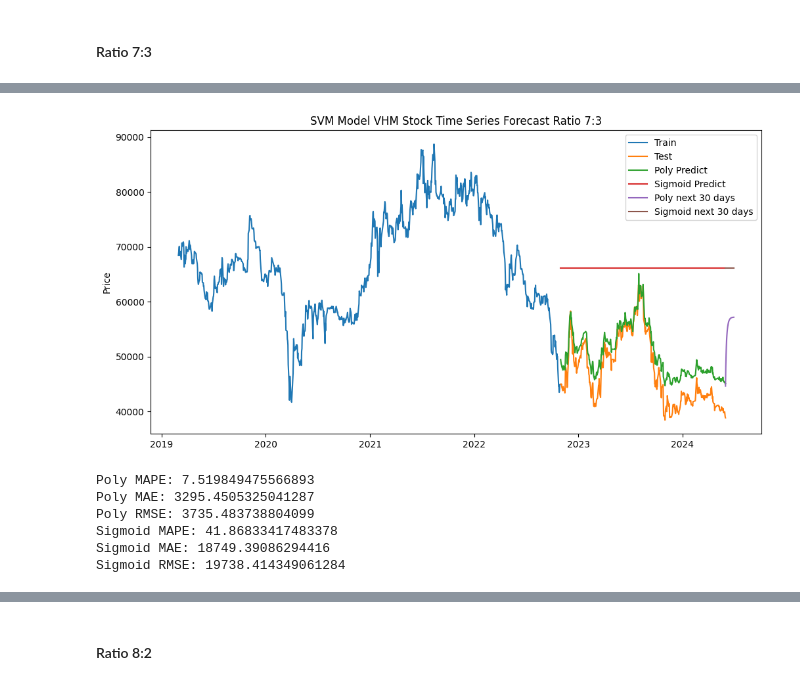
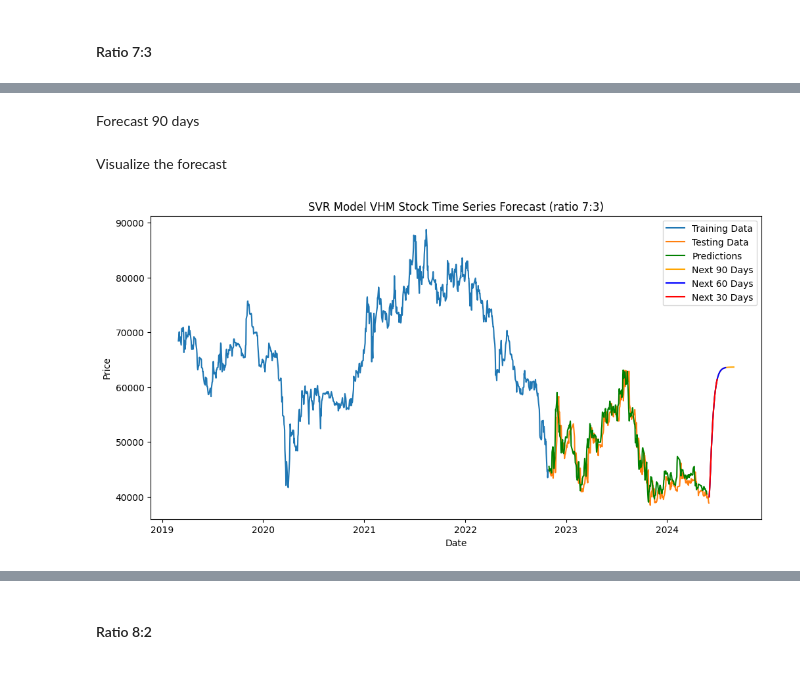
Before and after one commit to chanhlm/IS403_O22_HTCL_5, a Jupyter notebook: Models/SVM.ipynb, the cells around one changed output, grey strips where cells are left out. Cells and saved outputs as stored; diff of their text form; code cells hidden in the pictures.

```diff
--- a/Models/SVM.ipynb
+++ b/Models/SVM.ipynb
@@ -102,0 +146,3 @@ Sigmoid: [array([66090.]), array([66090.]), array([66090.]), array([66090.]), ar
+# %%
+# Inverse transform the future predictions
+next_30_days = scaler.inverse_transform(np.array(next_30_days).reshape(-1, 1)).flatten()
@@ -103,42 +167,42 @@ Sigmoid: [array([66090.]), array([66090.]), array([66090.]), array([66090.]), ar
+# %%
+next_60_days = scaler.inverse_transform(np.array(next_60_days).reshape(-1, 1)).flatten()
+# %% [markdown]
+Forecast 90 days
+# %%
+# Crate index for the next 60 days
+index_next_90_days = pd.date_range(start=data.index[-1]+pd.Timedelta(days=1), periods=90 )
+
+# Predict the next 90 days
+x_input = test_data[-lags:].reshape(1, -1)  # get the last lags values from the test set
+temp_input = x_input.flatten().tolist()  # convert to list
+
+next_90_days = []
+for i in range(90):
+    x_input = np.array(temp_input[-lags:]).reshape(1, -1)  # get the last lags values from the temp_input and convert to array
+    yhat = model.predict(x_input)[0]  # predict the next value
+    # print(f"{i + 1} day input {x_input.flatten()}")
+    # print(f"{i + 1} day output {yhat}")
+    temp_input.append(yhat)  # add the prediction to the temp_input
+    next_90_days.append(yhat)  # add the prediction to the next_90_days
+# %%
+next_90_days = scaler.inverse_transform(np.array(next_90_days).reshape(-1, 1)).flatten()
+# %% [markdown]
+Visualize the forecast
 # %%
-# Visualize
+# Plot the forecast
 plt.figure(figsize=(12, 6))
-plt.plot(y_train, label='Train')
-plt.plot(y_test, label='Test')
-plt.plot(X_test.index, y_pred_poly, label='Poly Predict')
-plt.plot(X_test.index, y_pred_sigmoid, label='Sigmoid Predict')
+plt.plot(data[:train_size].index,scaler.inverse_transform(train_data.reshape(-1, 1)), label='Training Data')
+plt.plot(data[train_size:].index,scaler.inverse_transform(test_data.reshape(-1, 1)), label='Testing Data')
+plt.plot(data.index[train_size:train_size+len(y_pred_inv)], y_pred_inv, label='Predictions', color='green')
+plt.plot(index_next_90_days, next_90_days , label='Next 90 Days', color='orange')
+plt.plot(index_next_60_days, next_60_days , label='Next 60 Days', color='blue')
+plt.plot(index_next_30_days, next_30_days , label='Next 30 Days', color='red')
 
-# Predict the next 30 days by using Poly and Sigmoid
-plt.plot(index_next_30_days,x_next_30_day_poly, label='Poly next 30 days')
-plt.plot(index_next_30_days,x_next_30_day_sigmoid, label='Sigmoid next 30 days')
 
-plt.title('SVM Model VHM Stock Time Series Forecast Ratio 7:3')
+plt.title('SVR Model VHM Stock Time Series Forecast (ratio 7:3)')
+plt.xlabel('Date')
 plt.ylabel('Price')
 plt.legend()
 plt.show()
 # %% [output]
-[figure, old version]
+[figure, new version]
-# %%
-# Calculate errors
-mape_poly = mean_absolute_percentage_error(y_test, y_pred_poly) * 100
-mae_poly = mean_absolute_error(y_test, y_pred_poly)
-rmse_poly = np.sqrt(np.mean((y_pred_poly - y_test)**2))
-
-mape_sigmoid = mean_absolute_percentage_error(y_test, y_pred_sigmoid) * 100
-mae_sigmoid = mean_absolute_error(y_test, y_pred_sigmoid)
-rmse_sigmoid = np.sqrt(np.mean((y_pred_sigmoid - y_test)**2))
-
-print("Poly MAPE:", mape_poly)
-print("Poly MAE:", mae_poly)
-print("Poly RMSE:", rmse_poly)
-
-print("Sigmoid MAPE:", mape_sigmoid)
-print("Sigmoid MAE:", mae_sigmoid)
-print("Sigmoid RMSE:", rmse_sigmoid)
-# %% [output]
-Poly MAPE: 7.519849475566893
-Poly MAE: 3295.4505325041287
-Poly RMSE: 3735.483738804099
-Sigmoid MAPE: 41.86833417483378
-Sigmoid MAE: 18749.39086294416
-Sigmoid RMSE: 19738.414349061284
```
Also changed, not shown: parts of 202 cells of this notebook.
